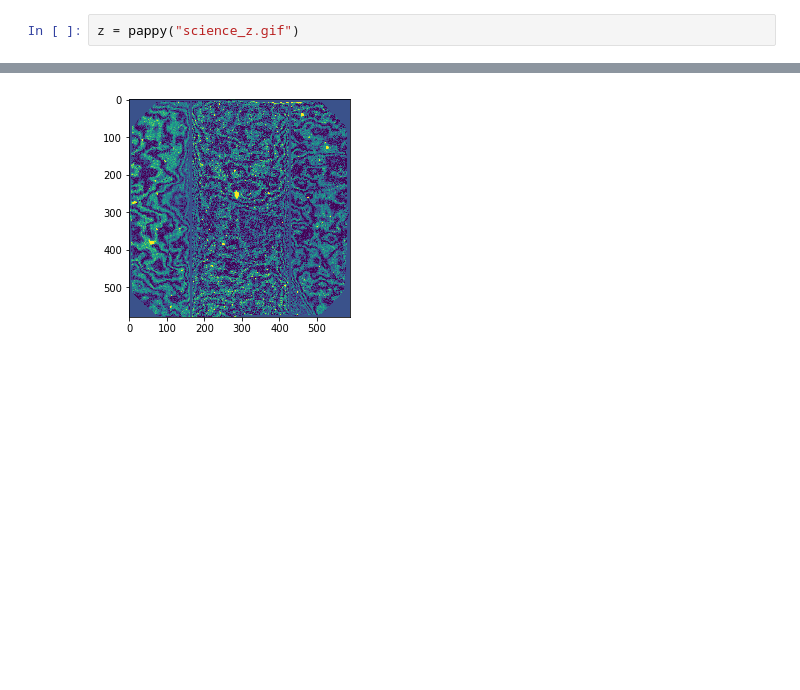
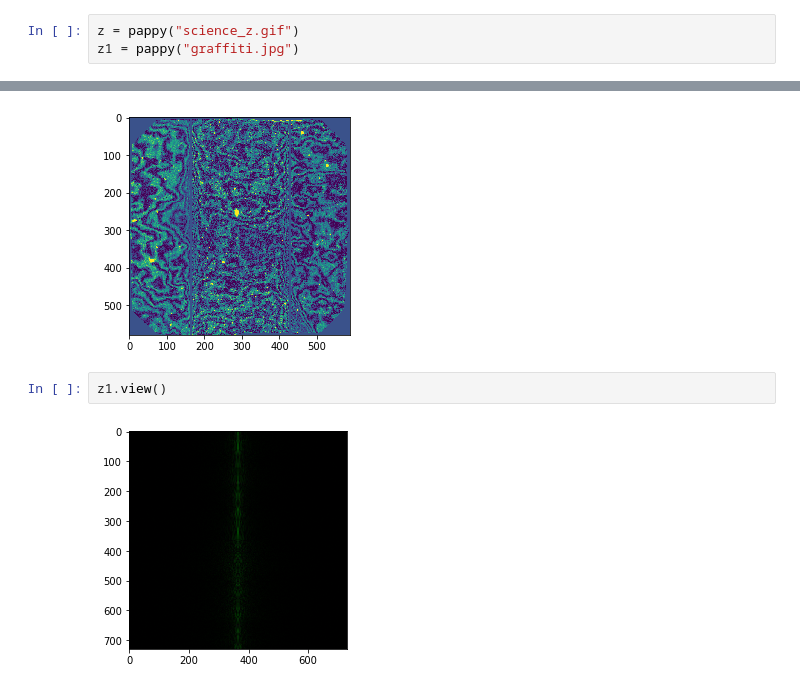
Before and after one commit to bbevan/pappy, a Jupyter notebook: src/Pappy/test notebook.ipynb, the cells around one changed output, grey strips where cells are left out. Saved outputs shown, nothing was run; the diff lists cells and outputs as text; blank space fills up the shorter version.

```diff
--- a/src/Pappy/test notebook.ipynb
+++ b/src/Pappy/test notebook.ipynb
@@ -2,6 +2,7 @@
 from Fourier2 import Fourier2 as pappy
 # %%
 z = pappy("science_z.gif")
+z1 = pappy("graffiti.jpg")
 # %%
 z.view()
 # %% [output]
@@ -18,3 +19,7 @@ z.viewfrequency()
 z.viewinverse()
 # %% [output]
 [figure]
+# %%
+z1.view()
+# %% [output]
+[figure, added]
```
